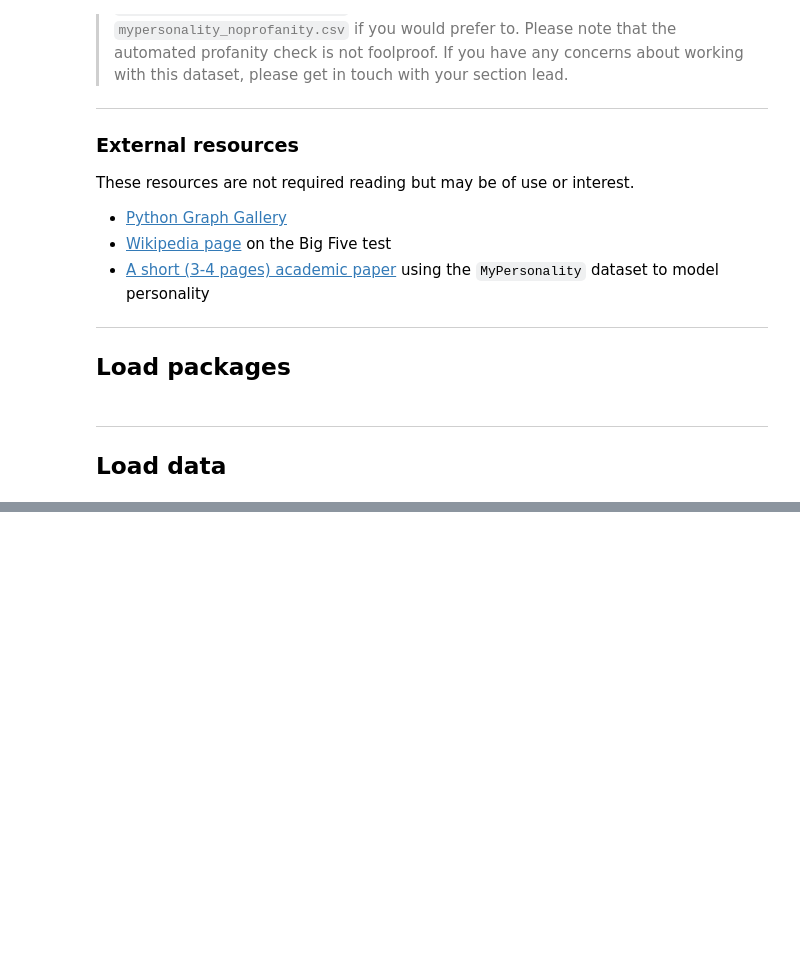
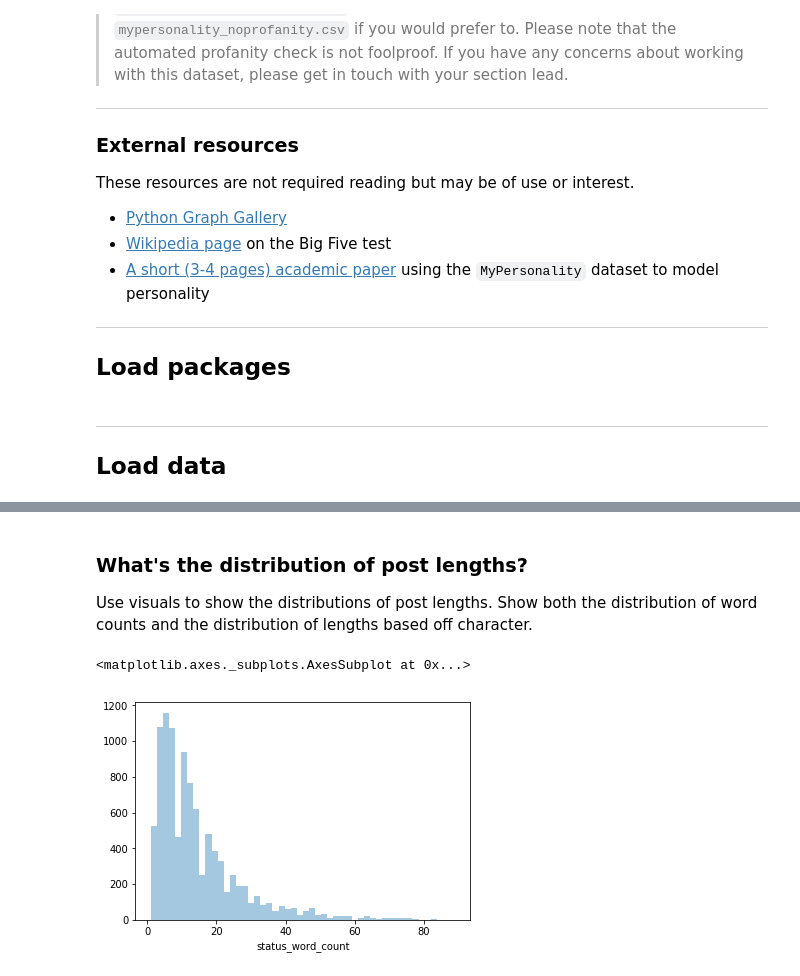
Before and after one commit to ga-curriculum/lab-nlp-eda, a Jupyter notebook: solution-code.ipynb, the cells around one changed output, grey strips where cells are left out. Drawn from its saved outputs; the diff is of its cells as text; code cells hidden in the pictures; blank space fills up the shorter version.

```diff
--- a/solution-code.ipynb
+++ b/solution-code.ipynb
@@ -69,0 +78,2 @@ df.head(3)
+# %%
+df['status_length'] = df['STATUS'].map(len)
@@ -69,0 +84,2 @@ df.head(3)
+# %%
+df['status_word_count'] = df['STATUS'].map(lambda x: len(x.split()))
@@ -69,0 +110,9 @@ df.head(3)
+# %% [markdown]
+### What's the distribution of post lengths?
+
+Use visuals to show the distributions of post lengths. Show both the distribution of word counts and the distribution of lengths based off character.
+# %%
+sns.distplot(df['status_word_count'], kde=False)
+# %% [output]
+<matplotlib.axes._subplots.AxesSubplot at 0x...>
+[figure, added]
```
Also changed, not shown: parts of 24 cells of this notebook.
